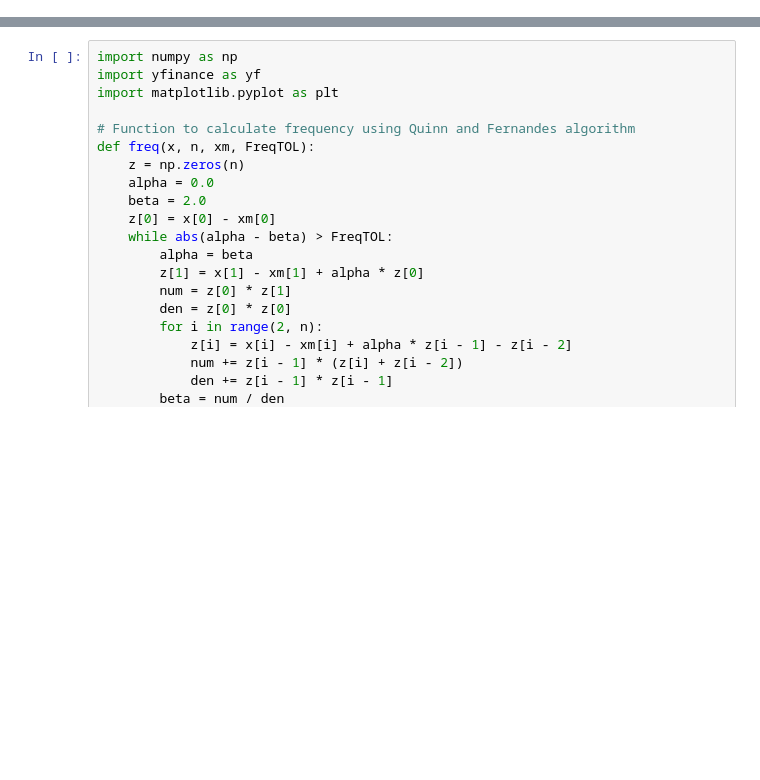
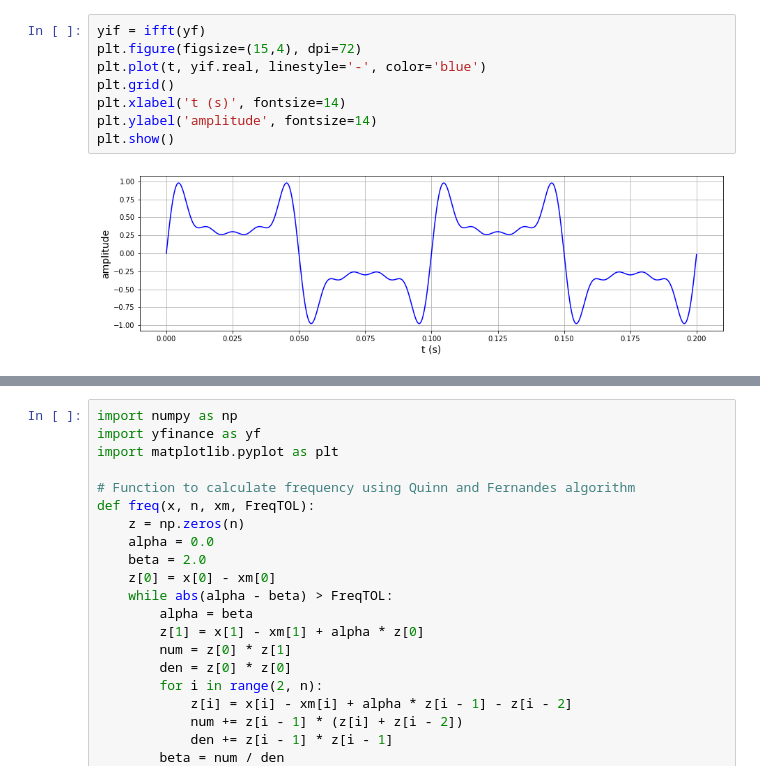
Before and after one commit to tsungyou/CDP_ZacksRank_TW1000, a Jupyter notebook: folder/MetaTrader_mq5_files/FFT_in_python.ipynb, the cells around one changed output, grey strips where cells are left out. Drawn from its saved outputs; the diff is of its cells as text; blank space fills up the shorter version.

```diff
--- a/folder/MetaTrader_mq5_files/FFT_in_python.ipynb
+++ b/folder/MetaTrader_mq5_files/FFT_in_python.ipynb
@@ -0,0 +39,10 @@
+# %%
+yif = ifft(yf)
+plt.figure(figsize=(15,4), dpi=72)
+plt.plot(t, yif.real, linestyle='-', color='blue')
+plt.grid()
+plt.xlabel('t (s)', fontsize=14)
+plt.ylabel('amplitude', fontsize=14)
+plt.show()
+# %% [output]
+[figure, added]
```
Also changed, not shown: parts of 7 cells of this notebook.
